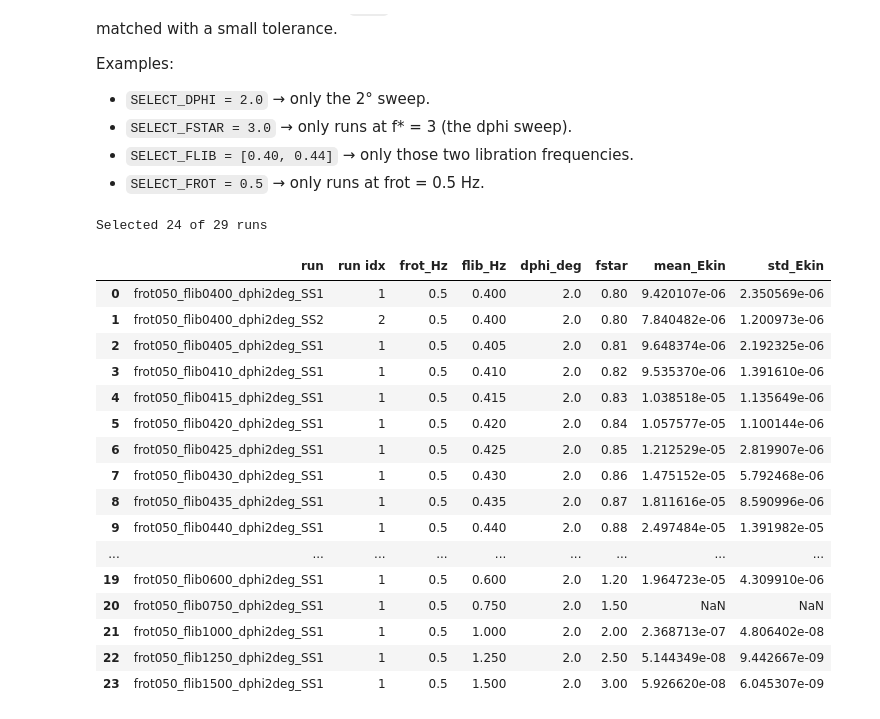
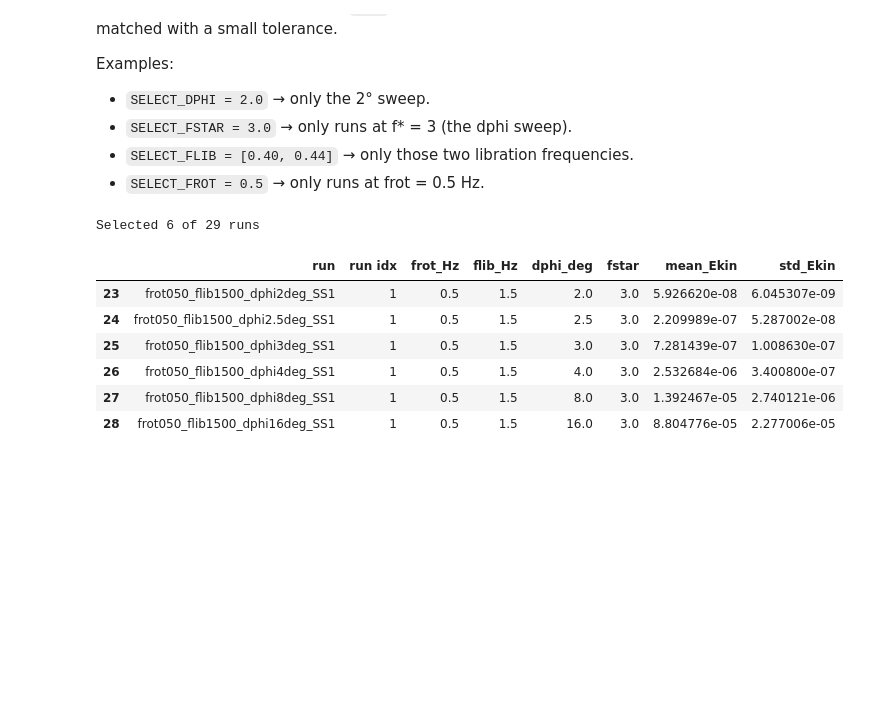
Before and after one commit to jeromeNoir/PIVlab-line-command-pythonProcessing, a Jupyter notebook: PIVlab_pythonProcessing/plot_KineticEnergy_summary.ipynb, the cells around one changed output. Saved outputs shown, nothing was run; the diff lists cells and outputs as text; code cells hidden in the pictures; blank space fills up the shorter version.

```diff
--- a/PIVlab_pythonProcessing/plot_KineticEnergy_summary.ipynb
+++ b/PIVlab_pythonProcessing/plot_KineticEnergy_summary.ipynb
@@ -109,53 +109,43 @@ Examples:
 - `SELECT_FROT = 0.5` → only runs at frot = 0.5 Hz.
 # %%
 SELECT_FROT  = None    # Hz, e.g. 0.5
-SELECT_FLIB  = None    # Hz, e.g. 0.44  or  [0.40, 0.44]
+SELECT_FLIB  = 1.5    # Hz, e.g. 0.44  or  [0.40, 0.44]
 SELECT_FSTAR = None    # e.g. 3.0
-SELECT_DPHI  = 2.0    # deg, e.g. 2.0
+SELECT_DPHI  = None    # deg, e.g. 2.0
 
 
 def _match(series, sel, tol=1e-6):
     """Boolean mask: True where series matches sel (scalar or list of values),
     or all True when sel is None."""
     if sel is None:
         return pd.Series(True, index=series.index)
     vals = sel if isinstance(sel, (list, tuple, set)) else [sel]
     mask = pd.Series(False, index=series.index)
     for v in vals:
         mask |= (series - v).abs() <= tol
     return mask
 
 
 df_sel = df[_match(df["frot_Hz"], SELECT_FROT)
             & _match(df["flib_Hz"], SELECT_FLIB)
             & _match(df["fstar"], SELECT_FSTAR)
             & _match(df["dphi_deg"], SELECT_DPHI)].copy()
 
 no_filter = all(s is None for s in
                 (SELECT_FROT, SELECT_FLIB, SELECT_FSTAR, SELECT_DPHI))
 print("Selected %d of %d runs%s"
       % (len(df_sel), len(df), "  (no filter)" if no_filter else ""))
 df_sel[["run", "run idx", "frot_Hz", "flib_Hz", "dphi_deg", "fstar",
         "mean_Ekin", "std_Ekin"]]
 # %% [output]
-Selected 24 of 29 runs
+Selected 6 of 29 runs
 |  | run | run idx | frot_Hz | flib_Hz | dphi_deg | fstar | mean_Ekin | std_Ekin |
-| 0 | frot050_flib0400_dphi2deg_SS1 | 1 | 0.5 | 0.400 | 2.0 | 0.80 | 9.420107e-06 | 2.350569e-06 |
-| 1 | frot050_flib0400_dphi2deg_SS2 | 2 | 0.5 | 0.400 | 2.0 | 0.80 | 7.840482e-06 | 1.200973e-06 |
-| 2 | frot050_flib0405_dphi2deg_SS1 | 1 | 0.5 | 0.405 | 2.0 | 0.81 | 9.648374e-06 | 2.192325e-06 |
-| 3 | frot050_flib0410_dphi2deg_SS1 | 1 | 0.5 | 0.410 | 2.0 | 0.82 | 9.535370e-06 | 1.391610e-06 |
-| 4 | frot050_flib0415_dphi2deg_SS1 | 1 | 0.5 | 0.415 | 2.0 | 0.83 | 1.038518e-05 | 1.135649e-06 |
-| 5 | frot050_flib0420_dphi2deg_SS1 | 1 | 0.5 | 0.420 | 2.0 | 0.84 | 1.057577e-05 | 1.100144e-06 |
-| 6 | frot050_flib0425_dphi2deg_SS1 | 1 | 0.5 | 0.425 | 2.0 | 0.85 | 1.212529e-05 | 2.819907e-06 |
-| 7 | frot050_flib0430_dphi2deg_SS1 | 1 | 0.5 | 0.430 | 2.0 | 0.86 | 1.475152e-05 | 5.792468e-06 |
-| 8 | frot050_flib0435_dphi2deg_SS1 | 1 | 0.5 | 0.435 | 2.0 | 0.87 | 1.811616e-05 | 8.590996e-06 |
-| 9 | frot050_flib0440_dphi2deg_SS1 | 1 | 0.5 | 0.440 | 2.0 | 0.88 | 2.497484e-05 | 1.391982e-05 |
-| ... | ... | ... | ... | ... | ... | ... | ... | ... |
-| 19 | frot050_flib0600_dphi2deg_SS1 | 1 | 0.5 | 0.600 | 2.0 | 1.20 | 1.964723e-05 | 4.309910e-06 |
-| 20 | frot050_flib0750_dphi2deg_SS1 | 1 | 0.5 | 0.750 | 2.0 | 1.50 | NaN | NaN |
-| 21 | frot050_flib1000_dphi2deg_SS1 | 1 | 0.5 | 1.000 | 2.0 | 2.00 | 2.368713e-07 | 4.806402e-08 |
-| 22 | frot050_flib1250_dphi2deg_SS1 | 1 | 0.5 | 1.250 | 2.0 | 2.50 | 5.144349e-08 | 9.442667e-09 |
-| 23 | frot050_flib1500_dphi2deg_SS1 | 1 | 0.5 | 1.500 | 2.0 | 3.00 | 5.926620e-08 | 6.045307e-09 |
+| 23 | frot050_flib1500_dphi2deg_SS1 | 1 | 0.5 | 1.5 | 2.0 | 3.0 | 5.926620e-08 | 6.045307e-09 |
+| 24 | frot050_flib1500_dphi2.5deg_SS1 | 1 | 0.5 | 1.5 | 2.5 | 3.0 | 2.209989e-07 | 5.287002e-08 |
+| 25 | frot050_flib1500_dphi3deg_SS1 | 1 | 0.5 | 1.5 | 3.0 | 3.0 | 7.281439e-07 | 1.008630e-07 |
+| 26 | frot050_flib1500_dphi4deg_SS1 | 1 | 0.5 | 1.5 | 4.0 | 3.0 | 2.532684e-06 | 3.400800e-07 |
+| 27 | frot050_flib1500_dphi8deg_SS1 | 1 | 0.5 | 1.5 | 8.0 | 3.0 | 1.392467e-05 | 2.740121e-06 |
+| 28 | frot050_flib1500_dphi16deg_SS1 | 1 | 0.5 | 1.5 | 16.0 | 3.0 | 8.804776e-05 | 2.277006e-05 |
 # %%
 # Plot the selected runs. Save to OUTPUT_FILE only when no filter is active,
 # so a filtered subset never overwrites the full resonance figure.
```
Also changed, not shown: parts of 1 cell of this notebook, 9 other files.
